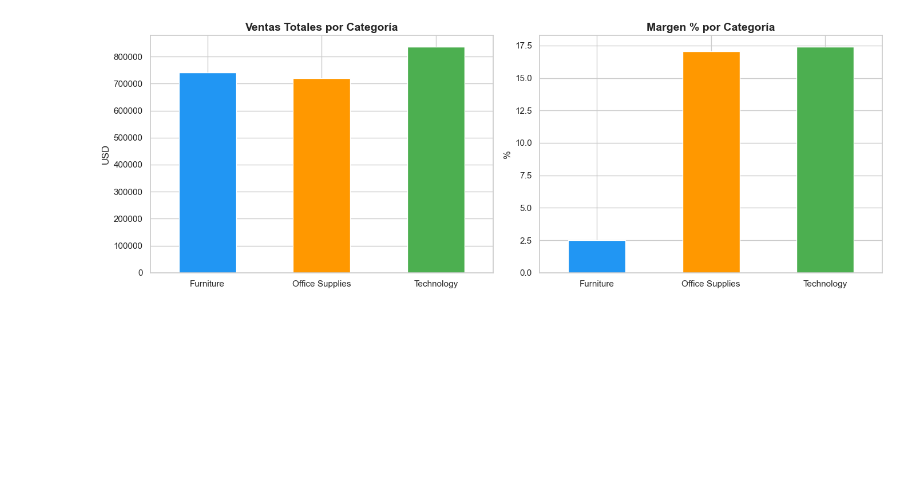
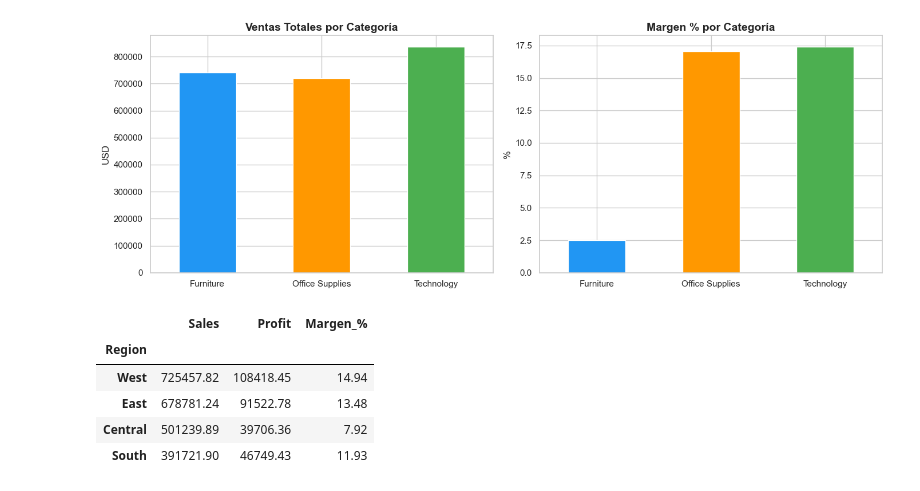
Before and after one commit to Dani77-AM/superstore-analysis, a Jupyter notebook: notebooks/eda/01_eda_superstore.ipynb, the cells around one changed output. Drawn from its saved outputs; the diff is of its cells as text; code cells hidden in the pictures; blank space fills up the shorter version.

```diff
--- a/notebooks/eda/01_eda_superstore.ipynb
+++ b/notebooks/eda/01_eda_superstore.ipynb
@@ -104,3 +104,15 @@ plt.savefig('../../outputs/01_ventas_margen_categoria.png', dpi=150, bbox_inches
 plt.show()
 # %% [output]
 [figure]
+# %%
+# Ventas por región
+region = df.groupby('Region')[['Sales', 'Profit']].sum().round(2)
+region['Margen_%'] = (region['Profit'] / region['Sales'] * 100).round(2)
+region.sort_values('Sales', ascending=False)
+# %% [output]
+|  | Sales | Profit | Margen_% |
+| Region |  |  |  |
+| West | 725457.82 | 108418.45 | 14.94 |
+| East | 678781.24 | 91522.78 | 13.48 |
+| Central | 501239.89 | 39706.36 | 7.92 |
+| South | 391721.90 | 46749.43 | 11.93 |
```
Also changed, not shown: parts of 3 cells of this notebook, 1 other file.
